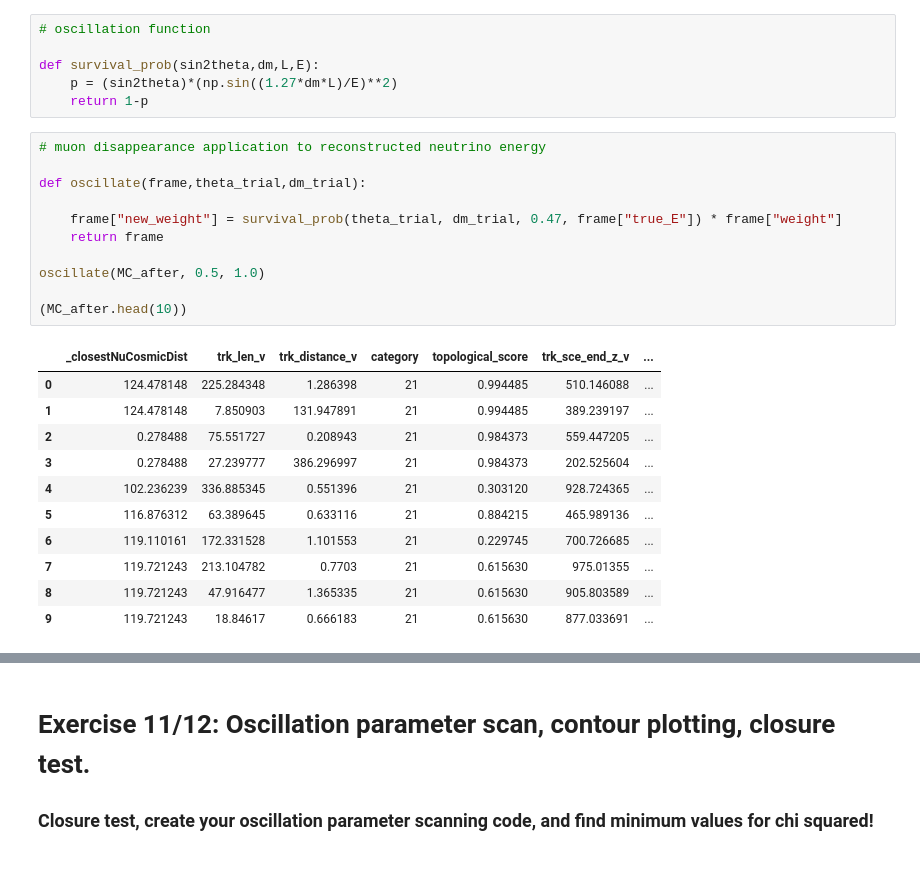
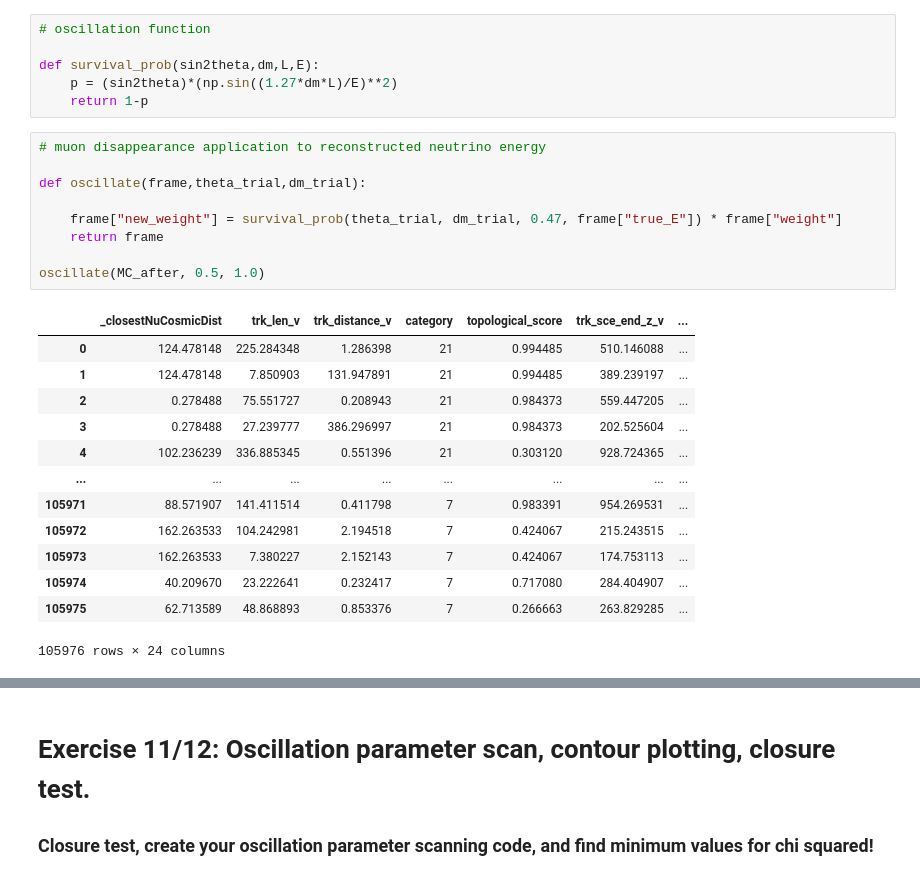
Before and after one commit to harrisonunwin/MicroBooNE_Lab, a Jupyter notebook: MainAnalysis_template.ipynb, the cells around one changed output, grey strips where cells are left out. Drawn from its saved outputs; the diff is of its cells as text.

```diff
--- a/MainAnalysis_template.ipynb
+++ b/MainAnalysis_template.ipynb
@@ -593,24 +607,24 @@ def survival_prob(sin2theta,dm,L,E):
 # %%
 # muon disappearance application to reconstructed neutrino energy
 
 def oscillate(frame,theta_trial,dm_trial):
 
     frame["new_weight"] = survival_prob(theta_trial, dm_trial, 0.47, frame["true_E"]) * frame["weight"]
     return frame
 
 oscillate(MC_after, 0.5, 1.0)
-
-(MC_after.head(10))
 # %% [output]
 |  | _closestNuCosmicDist | trk_len_v | trk_distance_v | category | topological_score | trk_sce_end_z_v | ... |
 | 0 | 124.478148 | 225.284348 | 1.286398 | 21 | 0.994485 | 510.146088 | ... |
 | 1 | 124.478148 | 7.850903 | 131.947891 | 21 | 0.994485 | 389.239197 | ... |
 | 2 | 0.278488 | 75.551727 | 0.208943 | 21 | 0.984373 | 559.447205 | ... |
 | 3 | 0.278488 | 27.239777 | 386.296997 | 21 | 0.984373 | 202.525604 | ... |
 | 4 | 102.236239 | 336.885345 | 0.551396 | 21 | 0.303120 | 928.724365 | ... |
-| 5 | 116.876312 | 63.389645 | 0.633116 | 21 | 0.884215 | 465.989136 | ... |
-| 6 | 119.110161 | 172.331528 | 1.101553 | 21 | 0.229745 | 700.726685 | ... |
-| 7 | 119.721243 | 213.104782 | 0.7703 | 21 | 0.615630 | 975.01355 | ... |
-| 8 | 119.721243 | 47.916477 | 1.365335 | 21 | 0.615630 | 905.803589 | ... |
-| 9 | 119.721243 | 18.84617 | 0.666183 | 21 | 0.615630 | 877.033691 | ... |
+| ... | ... | ... | ... | ... | ... | ... | ... |
+| 105971 | 88.571907 | 141.411514 | 0.411798 | 7 | 0.983391 | 954.269531 | ... |
+| 105972 | 162.263533 | 104.242981 | 2.194518 | 7 | 0.424067 | 215.243515 | ... |
+| 105973 | 162.263533 | 7.380227 | 2.152143 | 7 | 0.424067 | 174.753113 | ... |
+| 105974 | 40.209670 | 23.222641 | 0.232417 | 7 | 0.717080 | 284.404907 | ... |
+| 105975 | 62.713589 | 48.868893 | 0.853376 | 7 | 0.266663 | 263.829285 | ... |
+105976 rows × 24 columns
 # %%
```
Also changed, not shown: parts of 22 cells of this notebook.
